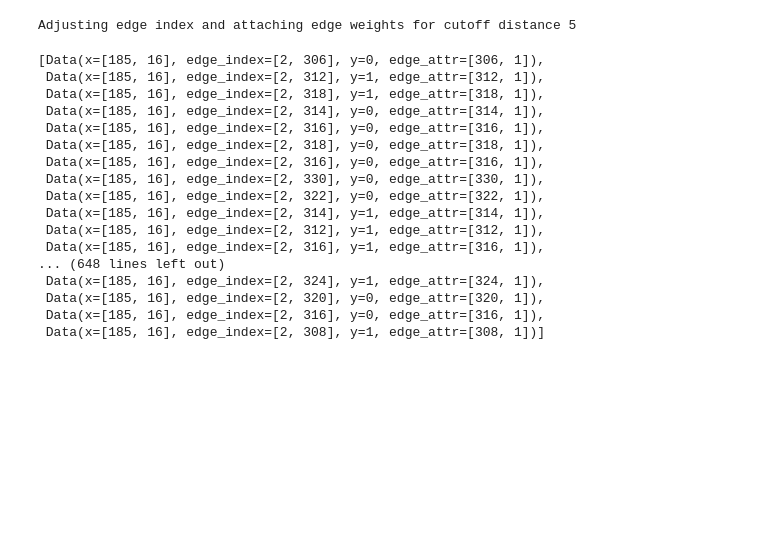
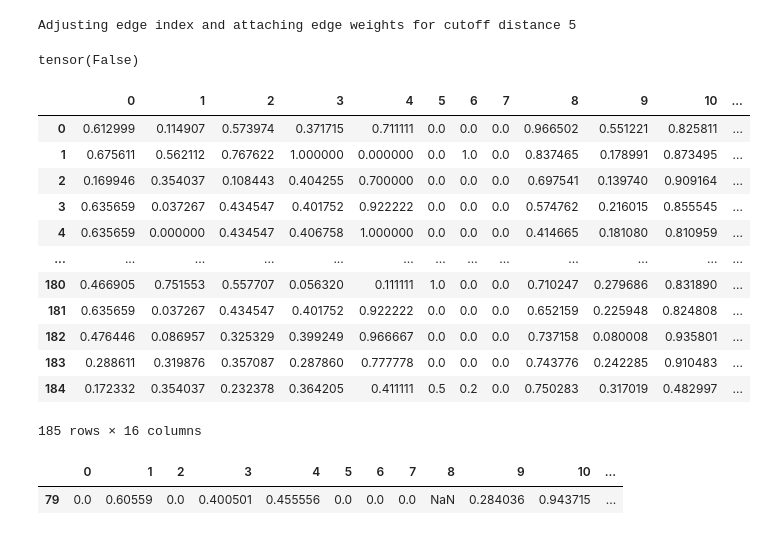
Before and after one commit to fowler-lab/tb-pnca-gnn, a Jupyter notebook: dd_pnca/af_structures.ipynb, the cells around one changed output. Drawn from its saved outputs; the diff is of its cells as text; code cells hidden in the pictures; blank space fills up the shorter version.

```diff
--- a/dd_pnca/af_structures.ipynb
+++ b/dd_pnca/af_structures.ipynb
@@ -137,13 +140,13 @@ graph_dict = {
 # %%
 # save graph_dict as pickle
 
-with open('../data/singletons_af_graph_dict.pkl', 'wb') as f:
+with open('datasets/singletons_af_graph_dict.pkl', 'wb') as f:
     pkl.dump(graph_dict, f)
 # %%
-# # open graph_dict pickle as dictionary
+# open graph_dict pickle as dictionary
 
-# with open('../data/singletons_af_graph_dict.pkl', 'rb') as f:
-#     graph_dict = pkl.load(f)
+with open('datasets/singletons_af_graph_dict.pkl', 'rb') as f:
+    graph_dict = pkl.load(f)
 # %% [markdown]
 ### Inspect and test
 # %%
@@ -201,23 +204,28 @@ a = pnca_GCN_vary_graph(
     lr_scheduling = False)
 # %% [output]
 Adjusting edge index and attaching edge weights for cutoff distance 5
-# %%
-a
-# %% [output]
-[Data(x=[185, 16], edge_index=[2, 306], y=0, edge_attr=[306, 1]),
- Data(x=[185, 16], edge_index=[2, 312], y=1, edge_attr=[312, 1]),
- Data(x=[185, 16], edge_index=[2, 318], y=1, edge_attr=[318, 1]),
- Data(x=[185, 16], edge_index=[2, 314], y=0, edge_attr=[314, 1]),
- Data(x=[185, 16], edge_index=[2, 316], y=0, edge_attr=[316, 1]),
- Data(x=[185, 16], edge_index=[2, 318], y=0, edge_attr=[318, 1]),
- Data(x=[185, 16], edge_index=[2, 316], y=0, edge_attr=[316, 1]),
- Data(x=[185, 16], edge_index=[2, 330], y=0, edge_attr=[330, 1]),
- Data(x=[185, 16], edge_index=[2, 322], y=0, edge_attr=[322, 1]),
- Data(x=[185, 16], edge_index=[2, 314], y=1, edge_attr=[314, 1]),
- Data(x=[185, 16], edge_index=[2, 312], y=1, edge_attr=[312, 1]),
- Data(x=[185, 16], edge_index=[2, 316], y=1, edge_attr=[316, 1]),
-... (648 lines left out)
- Data(x=[185, 16], edge_index=[2, 324], y=1, edge_attr=[324, 1]),
- Data(x=[185, 16], edge_index=[2, 320], y=0, edge_attr=[320, 1]),
- Data(x=[185, 16], edge_index=[2, 316], y=0, edge_attr=[316, 1]),
- Data(x=[185, 16], edge_index=[2, 308], y=1, edge_attr=[308, 1])]
+# %%
+import torch
+torch.isnan(a[0].x).any()
+# %% [output]
+tensor(False)
+# %%
+df = pd.DataFrame(a[20].x)
+display(df)
+df[df.isna().any(axis=1)]
+# %% [output]
+|  | 0 | 1 | 2 | 3 | 4 | 5 | 6 | 7 | 8 | 9 | 10 | ... |
+| 0 | 0.612999 | 0.114907 | 0.573974 | 0.371715 | 0.711111 | 0.0 | 0.0 | 0.0 | 0.966502 | 0.551221 | 0.825811 | ... |
+| 1 | 0.675611 | 0.562112 | 0.767622 | 1.000000 | 0.000000 | 0.0 | 1.0 | 0.0 | 0.837465 | 0.178991 | 0.873495 | ... |
+| 2 | 0.169946 | 0.354037 | 0.108443 | 0.404255 | 0.700000 | 0.0 | 0.0 | 0.0 | 0.697541 | 0.139740 | 0.909164 | ... |
+| 3 | 0.635659 | 0.037267 | 0.434547 | 0.401752 | 0.922222 | 0.0 | 0.0 | 0.0 | 0.574762 | 0.216015 | 0.855545 | ... |
+| 4 | 0.635659 | 0.000000 | 0.434547 | 0.406758 | 1.000000 | 0.0 | 0.0 | 0.0 | 0.414665 | 0.181080 | 0.810959 | ... |
+| ... | ... | ... | ... | ... | ... | ... | ... | ... | ... | ... | ... | ... |
+| 180 | 0.466905 | 0.751553 | 0.557707 | 0.056320 | 0.111111 | 1.0 | 0.0 | 0.0 | 0.710247 | 0.279686 | 0.831890 | ... |
+| 181 | 0.635659 | 0.037267 | 0.434547 | 0.401752 | 0.922222 | 0.0 | 0.0 | 0.0 | 0.652159 | 0.225948 | 0.824808 | ... |
+| 182 | 0.476446 | 0.086957 | 0.325329 | 0.399249 | 0.966667 | 0.0 | 0.0 | 0.0 | 0.737158 | 0.080008 | 0.935801 | ... |
+| 183 | 0.288611 | 0.319876 | 0.357087 | 0.287860 | 0.777778 | 0.0 | 0.0 | 0.0 | 0.743776 | 0.242285 | 0.910483 | ... |
+| 184 | 0.172332 | 0.354037 | 0.232378 | 0.364205 | 0.411111 | 0.5 | 0.2 | 0.0 | 0.750283 | 0.317019 | 0.482997 | ... |
+185 rows × 16 columns
+|  | 0 | 1 | 2 | 3 | 4 | 5 | 6 | 7 | 8 | 9 | 10 | ... |
+| 79 | 0.0 | 0.60559 | 0.0 | 0.400501 | 0.455556 | 0.0 | 0.0 | 0.0 | NaN | 0.284036 | 0.943715 | ... |
```
Also changed, not shown: parts of 7 cells of this notebook, 2 other files.
